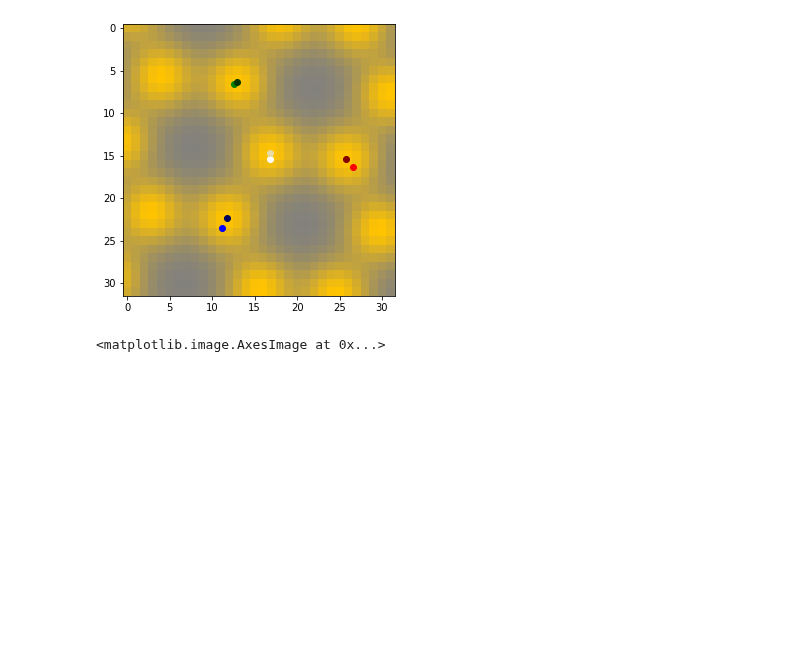
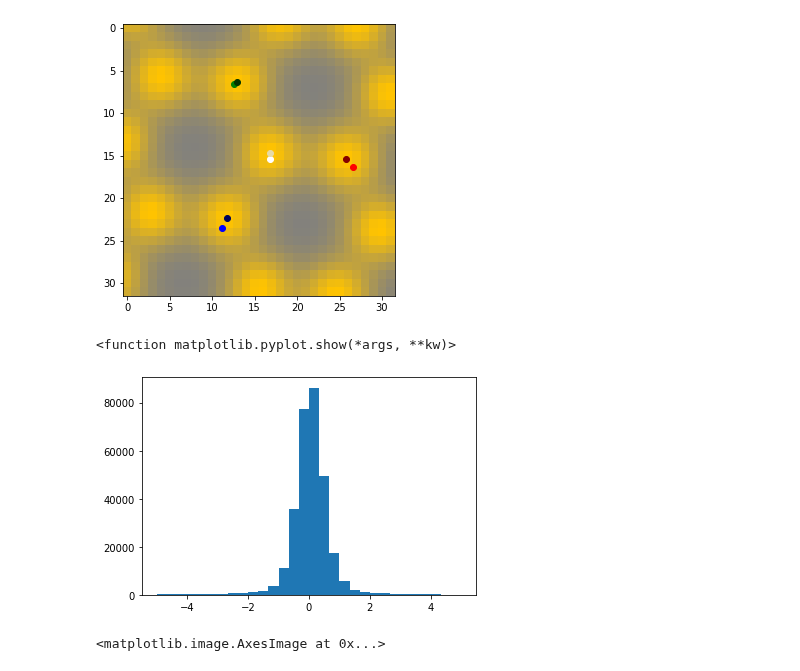
Before and after one commit to DanielMGlazer/HexogonalMLProject, a Jupyter notebook: Image predictions.ipynb, the cells around one changed output. Drawn from its saved outputs; the diff is of its cells as text; code cells hidden in the pictures; blank space fills up the shorter version.

Commit message:
Made histograms of model error

```diff
--- a/Image predictions.ipynb
+++ b/Image predictions.ipynb
@@ -121,6 +123,7 @@ def get_filename(_bl,_offx,_offy,_a_s,_q,_r,_b,_angle):
     return filename
 # %%
 #Loads in a testing image
+model_name='100erun6_19'
 test_dataset_dir ='\\Users\\danie\\Penn_State_REU_Jupyter\\Hexagon ML Project GitHub\\Training_set_6_18'
 prediction_dir=os.path.join("Training_Set_Predictions",model_name)
 dft = pd.read_csv(os.path.join(test_dataset_dir,"training_dataframe.csv"))
@@ -151,6 +154,17 @@ plot_test_labels()
 # %% [output]
 bl90_offxneg50_offy50_as275_strain0000500_angleneg4285714285714285.png
 [figure]
+# %%
+def get_error(column):
+    diff= (dft[column].to_numpy()-dfp[column].to_numpy())*32
+    return diff
+
+error_x=get_error('x_coord')
+plt.hist(error_x,bins=30,range=(-5,5))
+plt.show
+# %% [output]
+<function matplotlib.pyplot.show(*args, **kw)>
+[figure, added]
 # %%
 #Loads in real STM images and crops them
 def crop_STM(arr,xy,size):
```
Also changed, not shown: parts of 1 cell of this notebook, 10 other files.
